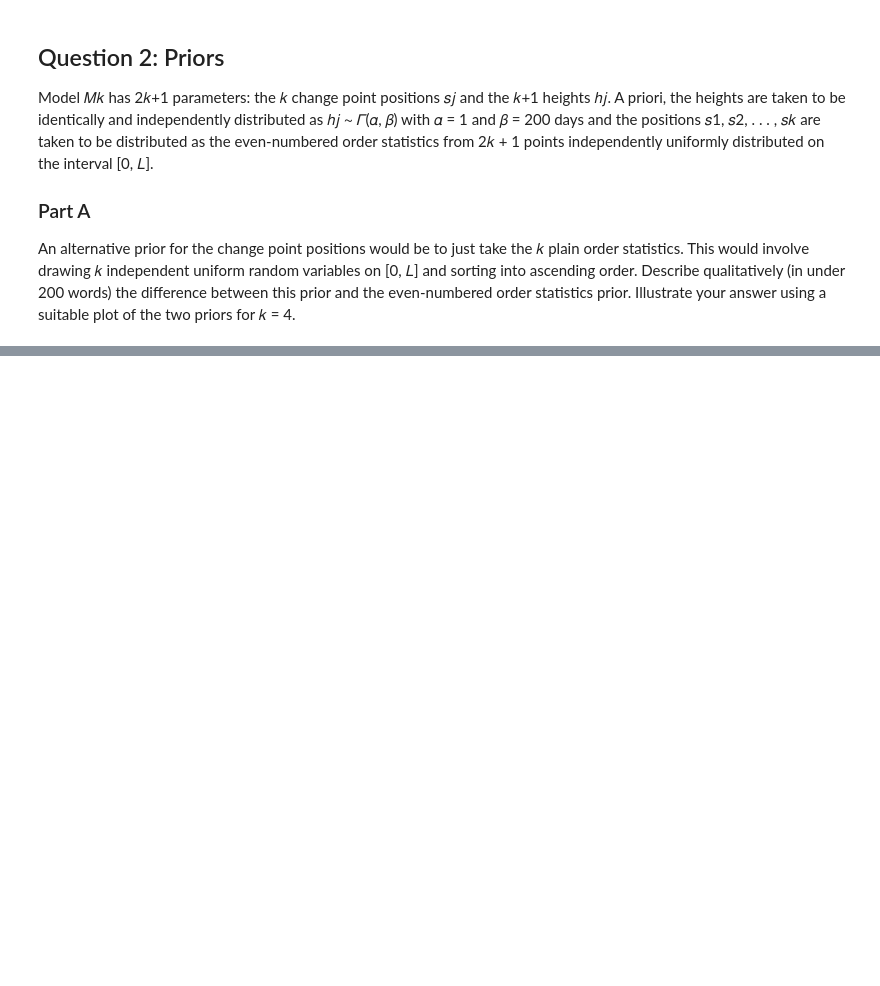
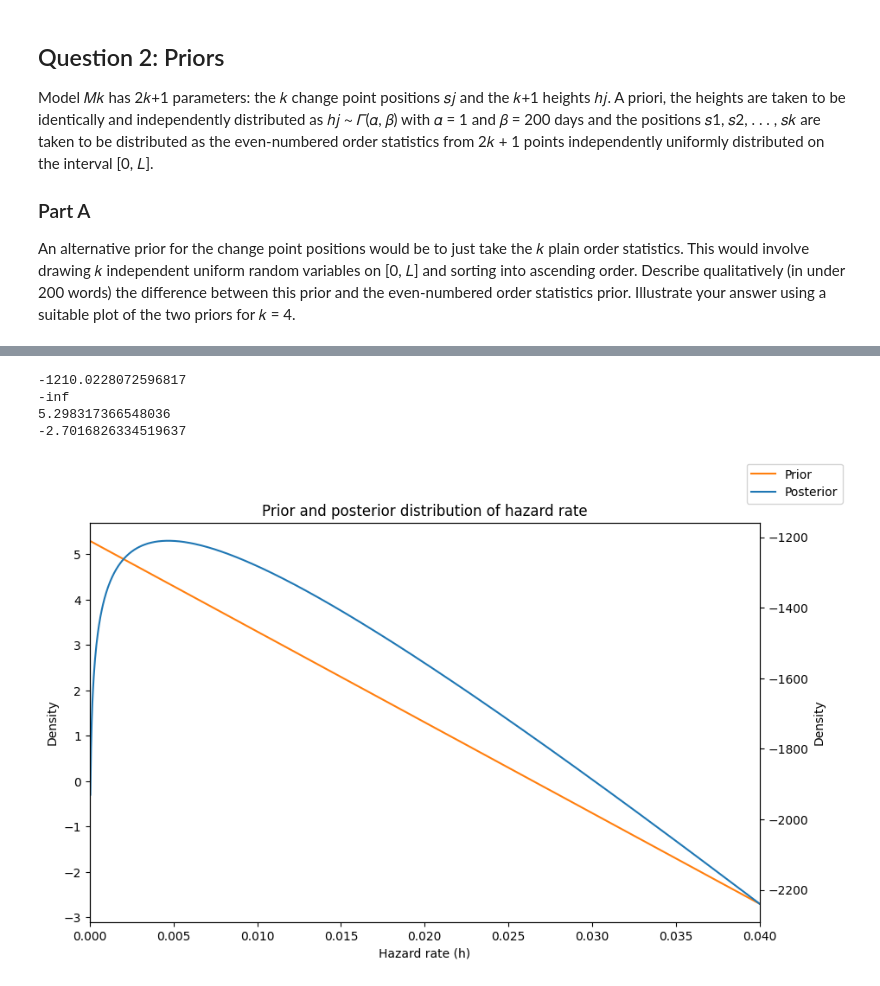
Before and after one commit to AlexBM173/apb86_S2, a Jupyter notebook: draft.ipynb, the cells around one changed output, grey strips where cells are left out. Saved outputs shown, nothing was run; the diff lists cells and outputs as text; code cells hidden in the pictures; blank space fills up the shorter version.

```diff
--- a/draft.ipynb
+++ b/draft.ipynb
@@ -16,6 +16,7 @@ print(flattened_data)
 print(np.shape(flattened_data))
 
 total_period = 40550
+total_events = 191
 
 for i in range(len(flattened_data)-1):
     flattened_data_cumulative[i+1:] += flattened_data[i]
@@ -92,0 +117,47 @@ plt.show()
+# %%
+alpha = 1
+beta = 200
+
+def constant_rate_prior(h):
+    return beta ** alpha * np.exp(-beta * h) / special.gamma(alpha)
+
+def log_constant_rate_prior(h):
+    return alpha * np.log(beta) - beta * h - special.gammaln(alpha)
+
+def constant_rate_likelihood(h):
+    return h ** total_events * np.exp(-h * total_period)
+
+def log_constant_rate_likelihood(h):
+    return total_events * np.log(h) - h * total_period
+
+def constant_rate_posterior(h):
+    return constant_rate_prior(h) * constant_rate_likelihood(h)
+
+def log_constant_rate_posterior(h):
+    return log_constant_rate_prior(h) + log_constant_rate_likelihood(h)
+
+h_values = np.linspace(0, 0.04, 1000)
+log_posterior_values = log_constant_rate_posterior(h_values)
+print(np.max(log_posterior_values))
+print(np.min(log_posterior_values))
+log_prior_values = log_constant_rate_prior(h_values)
+print(np.max(log_prior_values))
+print(np.min(log_prior_values))
+fig, ax = plt.subplots(figsize=(10, 6))
+ax2 = ax.twinx()
+#plt.plot(h_values, log_posterior_values, color="tab:blue", label="Posterior")
+ax.plot(h_values, log_prior_values, color="tab:orange", label="Prior")
+ax.set_xlabel("Hazard rate (h)")
+ax.set_ylabel("Density")
+ax.set_title("Prior and posterior distribution of hazard rate")
+ax.set_xlim(0, 0.04)
+ax2.plot(h_values, log_posterior_values, color="tab:blue", label="Posterior")
+ax2.set_ylabel("Density")
+fig.legend(loc="upper right")
+plt.show()
+# %% [output]
+-1210.0228072596817
+-inf
+5.298317366548036
+-2.7016826334519637
+[figure, added]
```
Also changed, not shown: parts of 3 cells of this notebook.
